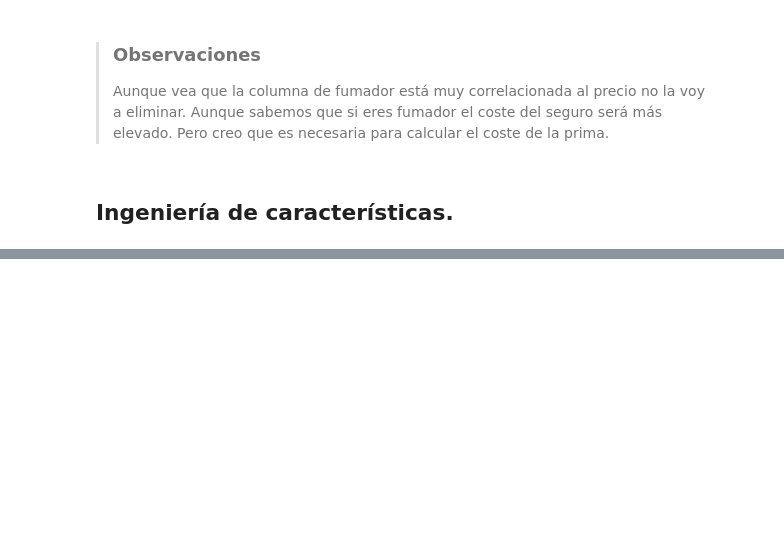
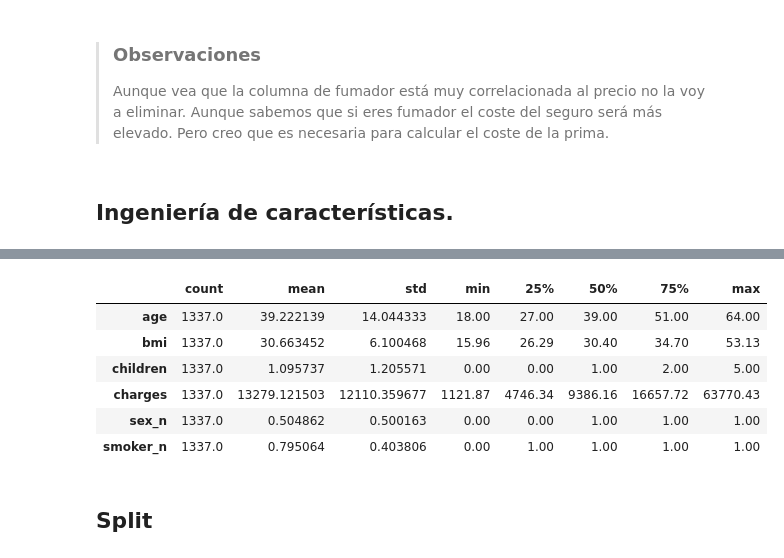
Before and after one commit to 4GeeksAcademy/sarayruiz---Machine-Learning, a Jupyter notebook: src/02-linear-regression-reg-medical-insurance-cost.ipynb, the cells around one changed output, grey strips where cells are left out. Saved outputs shown, nothing was run; the diff lists cells and outputs as text; code cells hidden in the pictures; blank space fills up the shorter version.

```diff
--- a/src/02-linear-regression-reg-medical-insurance-cost.ipynb
+++ b/src/02-linear-regression-reg-medical-insurance-cost.ipynb
@@ -274,0 +277,4 @@ Aunque sabemos que si eres fumador el coste del seguro será más elevado. Pero
+# %%
+# 1. Usamos el método .round() en la columna 'charges' para usar solo dos decimales.
+df_facto['charges'] = df_facto['charges'].round(2)
+df_facto['charges']
@@ -274,0 +294,12 @@ Aunque sabemos que si eres fumador el coste del seguro será más elevado. Pero
+# %%
+df_facto.describe().T
+# %% [output]
+|  | count | mean | std | min | 25% | 50% | 75% | max |
+| age | 1337.0 | 39.222139 | 14.044333 | 18.00 | 27.00 | 39.00 | 51.00 | 64.00 |
+| bmi | 1337.0 | 30.663452 | 6.100468 | 15.96 | 26.29 | 30.40 | 34.70 | 53.13 |
+| children | 1337.0 | 1.095737 | 1.205571 | 0.00 | 0.00 | 1.00 | 2.00 | 5.00 |
+| charges | 1337.0 | 13279.121503 | 12110.359677 | 1121.87 | 4746.34 | 9386.16 | 16657.72 | 63770.43 |
+| sex_n | 1337.0 | 0.504862 | 0.500163 | 0.00 | 0.00 | 1.00 | 1.00 | 1.00 |
+| smoker_n | 1337.0 | 0.795064 | 0.403806 | 0.00 | 1.00 | 1.00 | 1.00 | 1.00 |
+# %% [markdown]
+## Split
```
Also changed, not shown: parts of 7 cells of this notebook, 5 other files.
